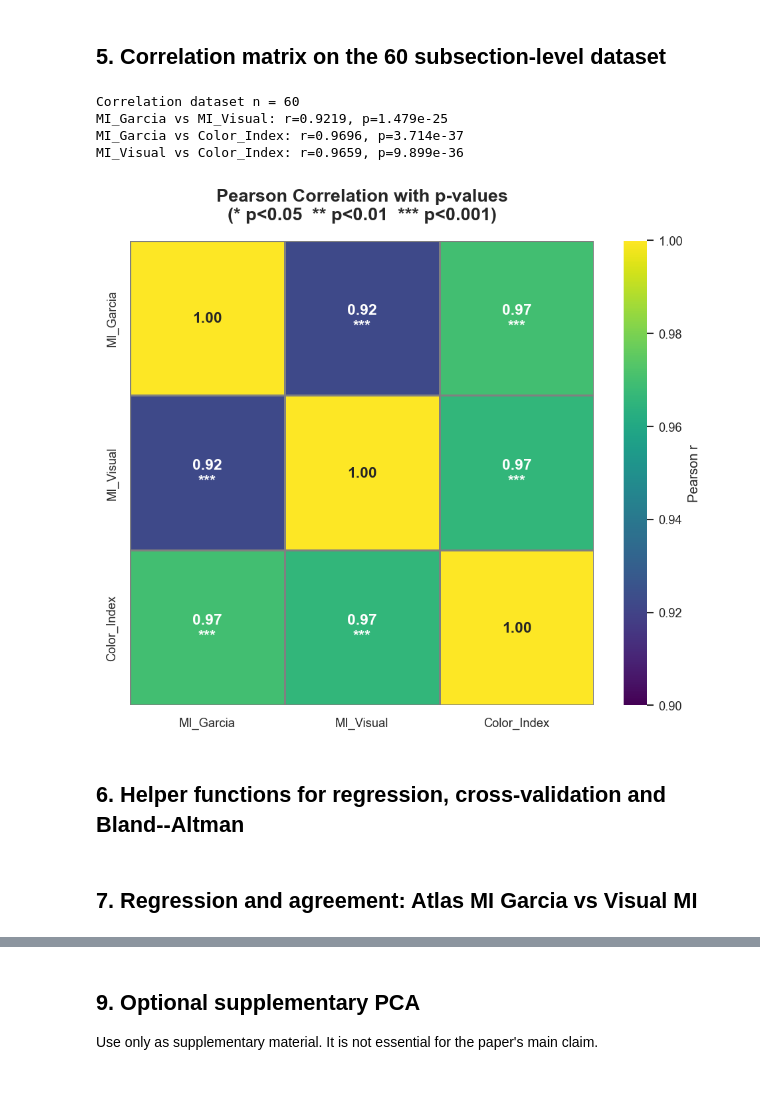
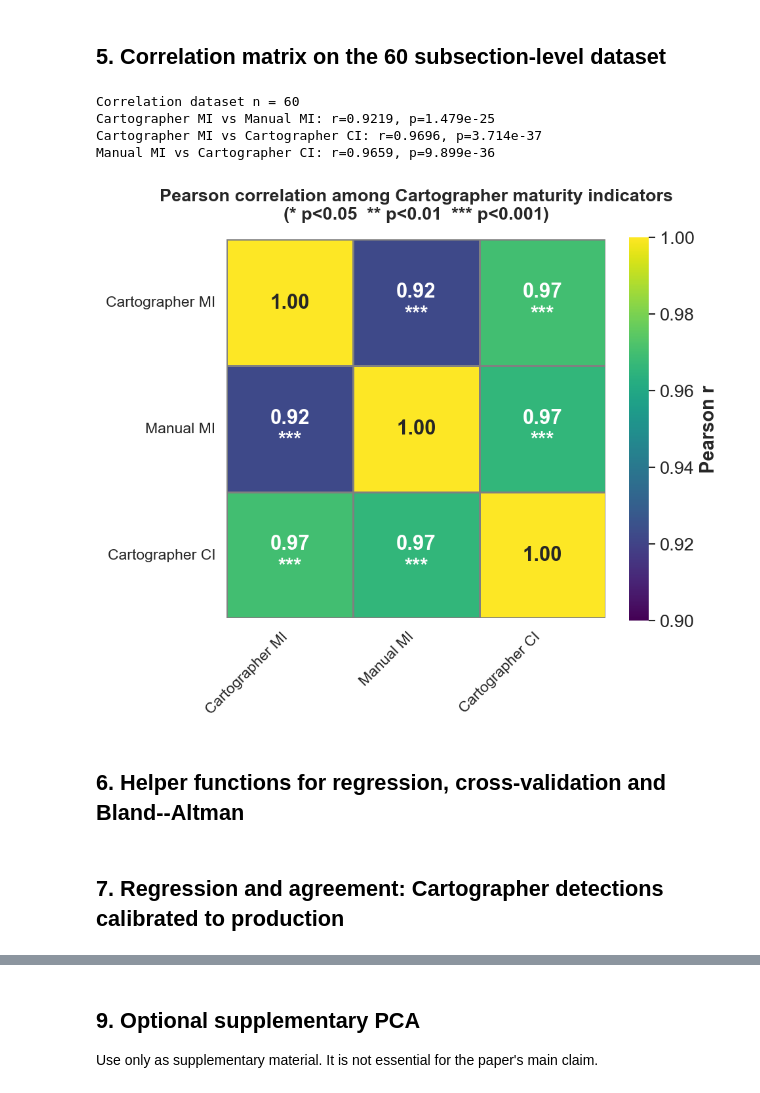
Before and after one commit to nicoladilillo/ATLAS_Maturity_Index_Olive, a Jupyter notebook: olive_atlas_analysis.ipynb, the cells around one changed output, grey strips where cells are left out. Cells and saved outputs as stored; diff of their text form; code cells hidden in the pictures.

```diff
--- a/olive_atlas_analysis.ipynb
+++ b/olive_atlas_analysis.ipynb
@@ -38,6 +38,18 @@ sns.set_theme(style='whitegrid', context='paper')
 plt.rcParams['figure.dpi'] = 150
 # Use same palette as analysis.ipynb for consistent figures
 PALETTE = sns.color_palette('deep')
+
+# Manuscript display labels. Internal column names are kept unchanged so the data pipeline remains stable.
+DISPLAY_LABELS = {
+    'MI_Garcia': 'Cartographer MI',
+    'MI_Visual': 'Manual MI',
+    'Color_Index': 'Cartographer CI',
+    'Atlas_estimated_production_kg': 'Cartographer production measure',
+    'Measured_production_kg': 'Field-measured production',
+}
+
+def label_for(name):
+    return DISPLAY_LABELS.get(name, name)
 # %% [markdown]
 ## 1. Load raw side-level data
 
@@ -149,7 +161,7 @@ class_matrix = agg[CL_COLS].values.astype(float)
 agg['Atlas_detected_olives'] = class_matrix.sum(axis=1)
 agg['MI_Garcia'] = (class_matrix @ class_weights) / agg['Atlas_detected_olives'].replace(0, np.nan)
 
-# Visual MI: average side values, unless you later add raw visual class counts.
+# Manual MI: average side values, unless you later add raw manual class counts.
 if 'MI_Visual' in raw.columns:
     agg['MI_Visual'] = g['MI_Visual'].mean().values
 
@@ -166,11 +178,14 @@ if 'Color Index' in raw.columns:
         return np.average(x[ok], weights=w[ok])
     agg['Color_Index'] = tmp.groupby('subsection_id').apply(weighted_ci).values
 
-# Atlas production: prefer the precomputed both-face value; otherwise sum side-level production.
+# Cartographer production measure: prefer the precomputed both-face value; otherwise sum side-level production.
 if 'Atlas_production_both_faces_kg' in raw.columns:
     agg['Atlas_estimated_production_kg'] = g['Atlas_production_both_faces_kg'].agg(first_valid).values
 elif 'Atlas_production_side_kg' in raw.columns:
     agg['Atlas_estimated_production_kg'] = g['Atlas_production_side_kg'].sum().values
+
+if 'N. frutti' in raw.columns:
+    agg['Detected_Fruits'] = g['N. frutti'].sum().values
 
 # Measured production: usually available once per pair.
 if 'Measured_production_kg' in raw.columns:
@@ -253,7 +268,7 @@ for i,a in enumerate(corr_vars):
             r,p = stats.pearsonr(data_corr[a], data_corr[b])
             r_mat.loc[a,b] = r_mat.loc[b,a] = r
             p_mat.loc[a,b] = p_mat.loc[b,a] = p
-            print(f'{a} vs {b}: r={r:.4f}, p={p:.3e}')
+            print(f'{label_for(a)} vs {label_for(b)}: r={r:.4f}, p={p:.3e}')
 
 # Plot annotated matrix.
 def star(p):
@@ -261,42 +276,60 @@ def star(p):
     if p < 0.01: return '**'
     if p < 0.05: return '*'
     return 'ns'
 
 annot = r_mat.copy().astype(str)
 for a in corr_vars:
     for b in corr_vars:
         if a == b:
             annot.loc[a,b] = '1.00'
         else:
             annot.loc[a,b] = f"{r_mat.loc[a,b]:.2f}\n{star(p_mat.loc[a,b])}"
 
+plot_r_mat = r_mat.rename(index=DISPLAY_LABELS, columns=DISPLAY_LABELS)
+plot_annot = annot.rename(index=DISPLAY_LABELS, columns=DISPLAY_LABELS)
+
 fig, ax = plt.subplots(figsize=(6.5, 5.5))
 sns.heatmap(
-    r_mat.astype(float),
-    annot=annot,
+    plot_r_mat.astype(float),
+    annot=plot_annot,
     fmt='',
     center=0.95,
     vmin=0.9,
     vmax=1.0,
     square=True,
     cbar_kws={'label':'Pearson r', 'ticks':[0.90, 0.92, 0.94, 0.96, 0.98, 1.00]},
     cmap='viridis',
     ax=ax,
-    annot_kws={"size": 11, "weight": "bold"},
+    annot_kws={"size": 15, "weight": "bold"},
     linewidths=0.5,
     linecolor='gray'
 )
-ax.set_title("Pearson Correlation with p-values\n(* p<0.05  ** p<0.01  *** p<0.001)",
-             fontsize=13, fontweight="bold", pad=15)
+
+ax.set_title(
+    "Pearson correlation among Cartographer maturity indicators\n(* p<0.05  ** p<0.01  *** p<0.001)",
+    fontsize=13,
+    fontweight="bold",
+    pad=15
+)
+
+# Increase x/y axis labels
+ax.set_xticklabels(ax.get_xticklabels(), fontsize=11, rotation=45, ha='right')
+ax.set_yticklabels(ax.get_yticklabels(), fontsize=11, rotation=0)
+
+# Increase colorbar font
+cbar = ax.collections[0].colorbar
+cbar.ax.tick_params(labelsize=13)
+cbar.set_label('Pearson r', fontsize=14, fontweight='bold')
+
 fig.tight_layout()
 fig.savefig(FIG_DIR / 'corr_fig1_correlation_matrix.pdf', dpi=300, bbox_inches='tight')
 plt.show()
 # %% [output]
 Correlation dataset n = 60
-MI_Garcia vs MI_Visual: r=0.9219, p=1.479e-25
-MI_Garcia vs Color_Index: r=0.9696, p=3.714e-37
-MI_Visual vs Color_Index: r=0.9659, p=9.899e-36
+Cartographer MI vs Manual MI: r=0.9219, p=1.479e-25
+Cartographer MI vs Cartographer CI: r=0.9696, p=3.714e-37
+Manual MI vs Cartographer CI: r=0.9659, p=9.899e-36
-[figure, old version]
+[figure, new version]
 # %% [markdown]
 ## 6. Helper functions for regression, cross-validation and Bland--Altman
 # %%
@@ -394,7 +503,7 @@ def plot_bland_altman(res, filename, xlabel, ylabel):
     fig.savefig(FIG_DIR / filename, dpi=300, bbox_inches='tight')
     plt.show()
 # %% [markdown]
-## 7. Regression and agreement: Atlas MI Garcia vs Visual MI
+## 7. Regression and agreement: Cartographer detections calibrated to production
 # %%
 if {'MI_Garcia','MI_Visual'}.issubset(agg.columns):
     res_mi = regression_with_cv(agg, 'MI_Visual', 'MI_Garcia')
```
Also changed, not shown: parts of 10 cells of this notebook, 2 other files.
